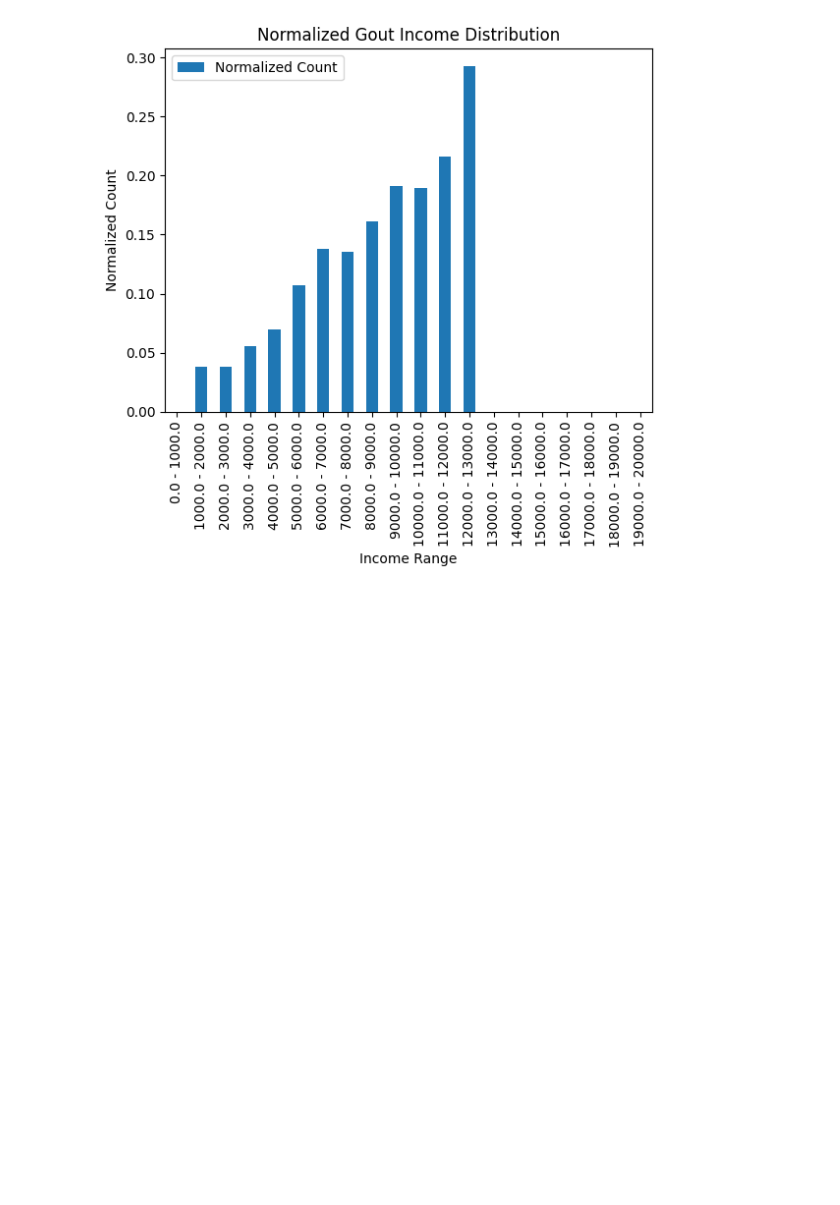
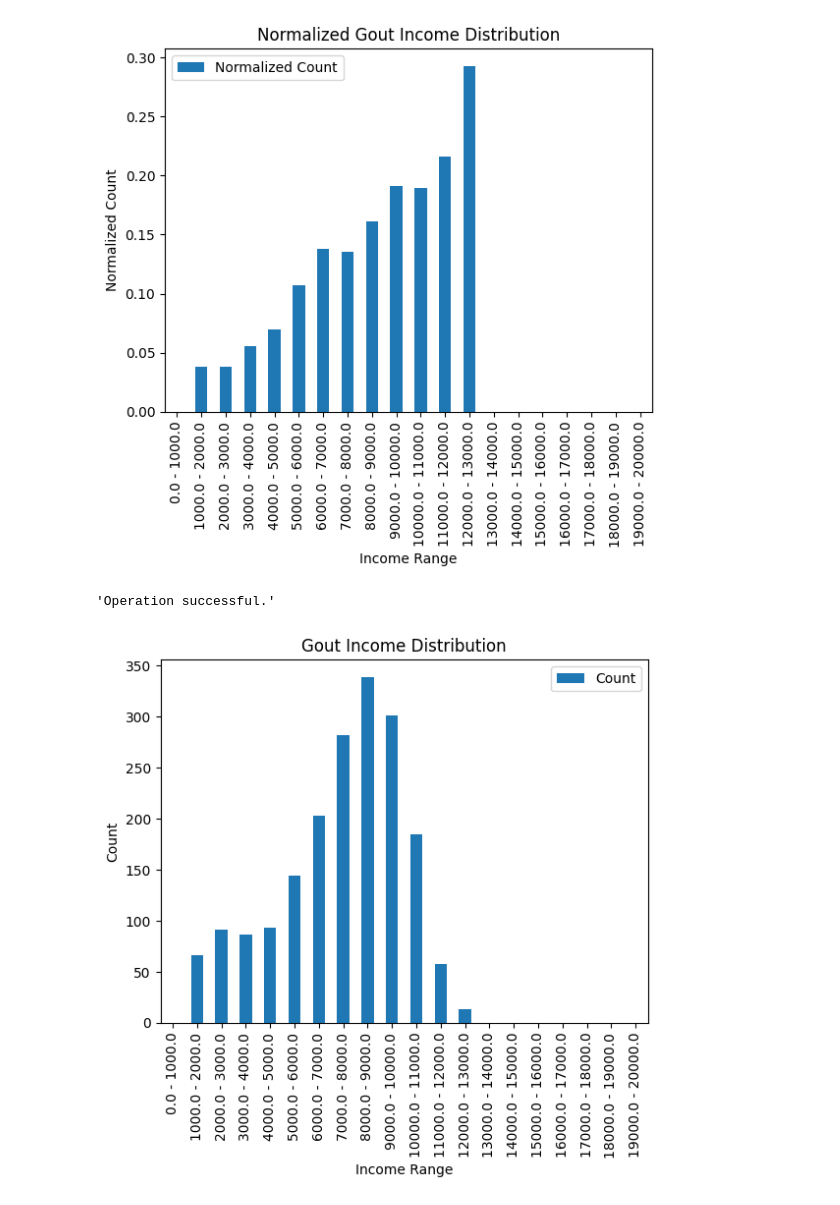
Before and after one commit to imtambovtcev/private_data_interaction, a Jupyter notebook: private_data_interaction/(2_0)example_research_proposal.ipynb, the cells around one changed output. Saved outputs shown, nothing was run; the diff lists cells and outputs as text; code cells hidden in the pictures; blank space fills up the shorter version.

```diff
--- a/private_data_interaction/(2_0)example_research_proposal.ipynb
+++ b/private_data_interaction/(2_0)example_research_proposal.ipynb
@@ -374,3 +188,24 @@ plt.title('Normalized Gout Income Distribution')
 plt.show()
 # %% [output]
 [figure]
+# %%
+user_space = hagstofa_data.create_user_space(
+    ['hagstofa', 'medical'], shuffle=True)
+user_space.copy_df('medical', 'research')
+user_space.filter_df('research', 'Gout', True)
+user_space.merge_df('hagstofa', 'research', 'Kennitala', 'merged')
+# %% [output]
+'Operation successful.'
+# %%
+income_bins = np.linspace(0, 20000, 21)  # 20 bins between 0 and 20,000
+gout_income_distribution = user_space.request_distribution_of(
+    'merged', 'Income', bin_ranges=income_bins)
+gout_income_distribution_df = pd.read_json(StringIO(gout_income_distribution))
+
+gout_income_distribution_df.plot(x='Bin Range', y='Count', kind='bar')
+plt.xlabel('Income Range')
+plt.ylabel('Count')
+plt.title('Gout Income Distribution')
+plt.show()
+# %% [output]
+[figure, added]
```
Also changed, not shown: parts of 3 cells of this notebook, 1 other file.
